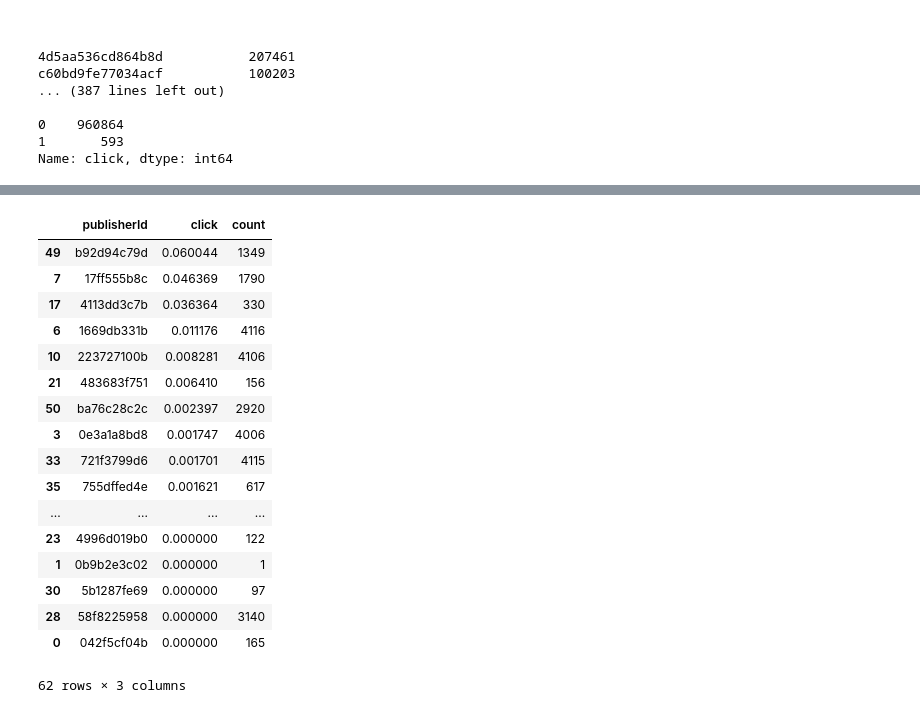
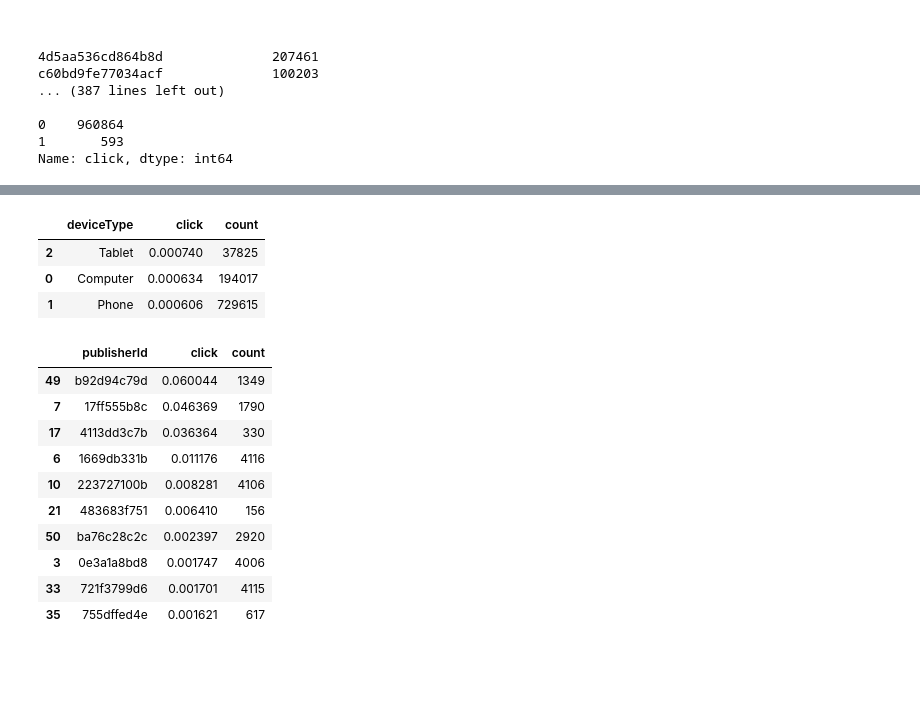
Before and after one commit to Superdanby/AI-Binary-Classification, a Jupyter notebook: Binary Classification.ipynb, the cells around one changed output, grey strips where cells are left out. Drawn from its saved outputs; the diff is of its cells as text; code cells hidden in the pictures; blank space fills up the shorter version.

```diff
--- a/Binary Classification.ipynb
+++ b/Binary Classification.ipynb
@@ -103,24 +202,27 @@ Name: click, dtype: int64
+# %%
+dvt = all_df.loc[:,('deviceType', 'click')]
+dvt['count'] = 1
+aggregator = {'click': 'mean', 'count': 'sum'}
+dvt.groupby(['deviceType'], as_index=False).agg(aggregator).sort_values(by='click', ascending=False).head(10)
+# %% [output]
+|  | deviceType | click | count |
+| 2 | Tablet | 0.000740 | 37825 |
+| 0 | Computer | 0.000634 | 194017 |
+| 1 | Phone | 0.000606 | 729615 |
 # %%
 pid = all_df.loc[:,('publisherId', 'click')]
 pid['count'] = 1
 aggregator = {'click': 'mean', 'count': 'sum'}
-pid.groupby(['publisherId'], as_index=False).agg(aggregator).sort_values(by='click', ascending=False)
+pid.groupby(['publisherId'], as_index=False).agg(aggregator).sort_values(by='click', ascending=False).head(10)
 # %% [output]
 |  | publisherId | click | count |
 | 49 | b92d94c79d | 0.060044 | 1349 |
 | 7 | 17ff555b8c | 0.046369 | 1790 |
 | 17 | 4113dd3c7b | 0.036364 | 330 |
 | 6 | 1669db331b | 0.011176 | 4116 |
 | 10 | 223727100b | 0.008281 | 4106 |
 | 21 | 483683f751 | 0.006410 | 156 |
 | 50 | ba76c28c2c | 0.002397 | 2920 |
 | 3 | 0e3a1a8bd8 | 0.001747 | 4006 |
 | 33 | 721f3799d6 | 0.001701 | 4115 |
 | 35 | 755dffed4e | 0.001621 | 617 |
-| ... | ... | ... | ... |
-| 23 | 4996d019b0 | 0.000000 | 122 |
-| 1 | 0b9b2e3c02 | 0.000000 | 1 |
-| 30 | 5b1287fe69 | 0.000000 | 97 |
-| 28 | 58f8225958 | 0.000000 | 3140 |
-| 0 | 042f5cf04b | 0.000000 | 165 |
-62 rows × 3 columns
```
Also changed, not shown: parts of 14 cells of this notebook.
